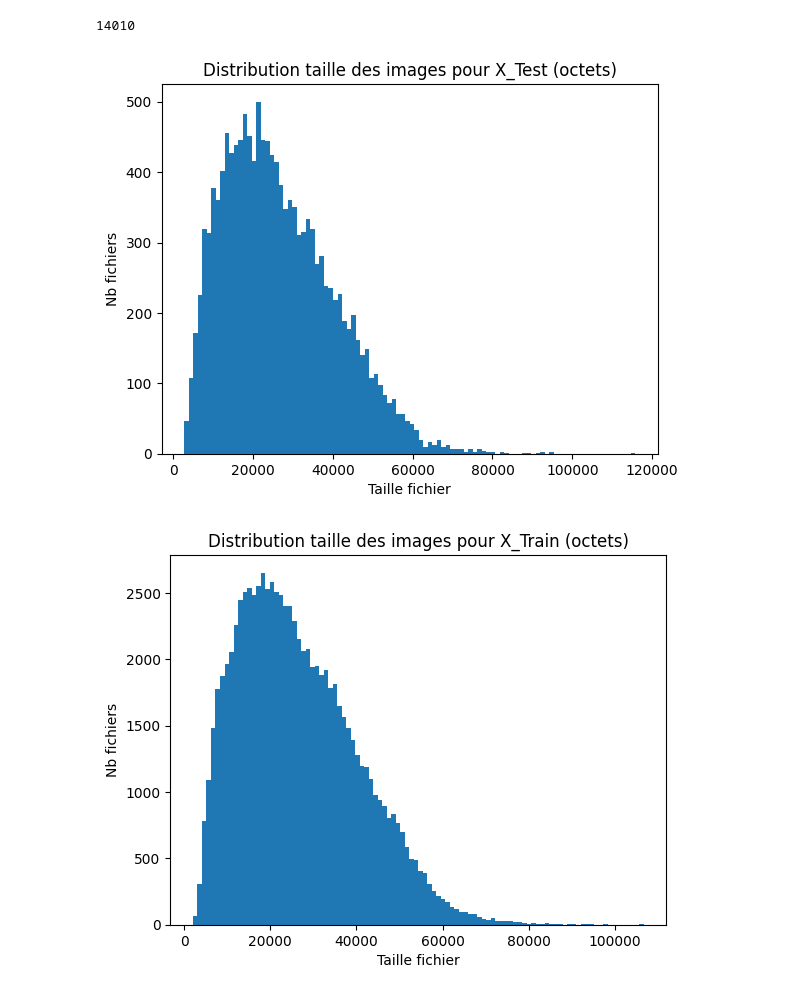
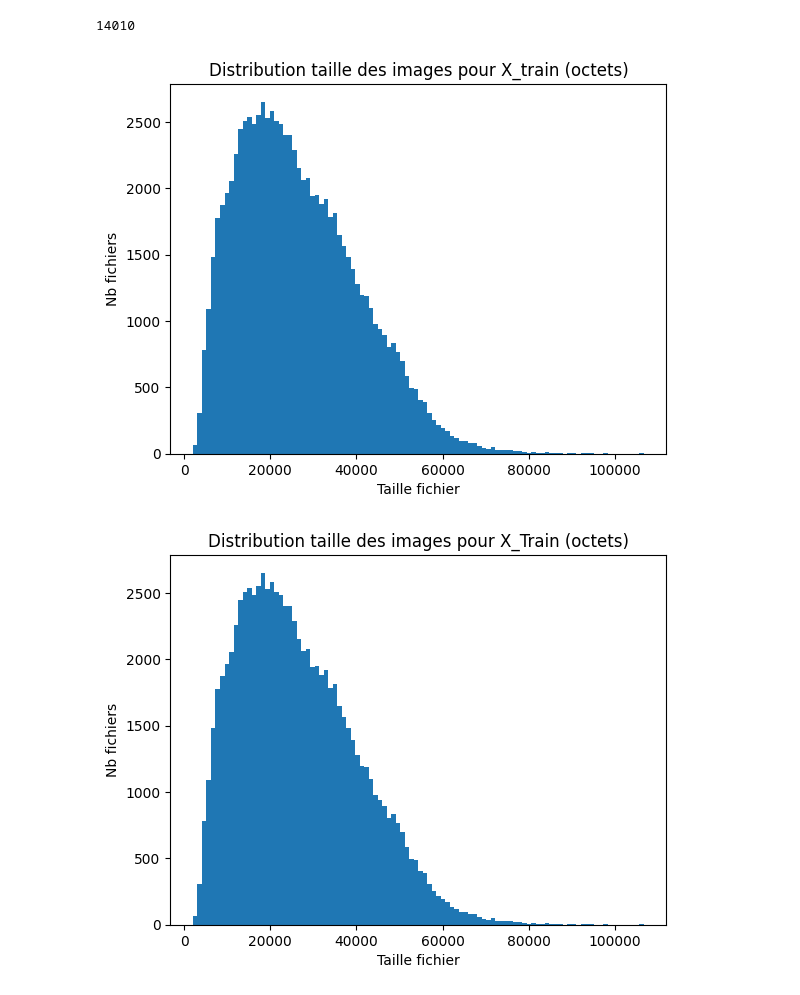
Before and after one commit to oisnard/ProjetFilRouge, a Jupyter notebook: Src/exploration.ipynb, the cells around one changed output. Drawn from its saved outputs; the diff is of its cells as text; code cells hidden in the pictures.

```diff
--- a/Src/exploration.ipynb
+++ b/Src/exploration.ipynb
@@ -339,13 +375,13 @@ tmp_train['img_size'] = tmp_train.apply(lambda x: get_size_image(x['productid'],
 tmp_train.head()
 tmp_train.to_csv('../Data/X_train_img_inf.csv')
 # %%
-plt.hist(tmp_test['img_size'], bins=100)
+plt.hist(tmp_train['img_size'], bins=100)
 plt.xlabel('Taille fichier')
 plt.ylabel('Nb fichiers')
-plt.title("Distribution taille des images pour X_Test (octets)")
+plt.title("Distribution taille des images pour X_train (octets)")
 plt.show()
 # %% [output]
-[figure, old version]
+[figure, new version]
 # %%
 plt.hist(tmp_train['img_size'], bins=100)
 plt.xlabel('Taille fichier')
```
Also changed, not shown: parts of 5 cells of this notebook, 3 other files.
